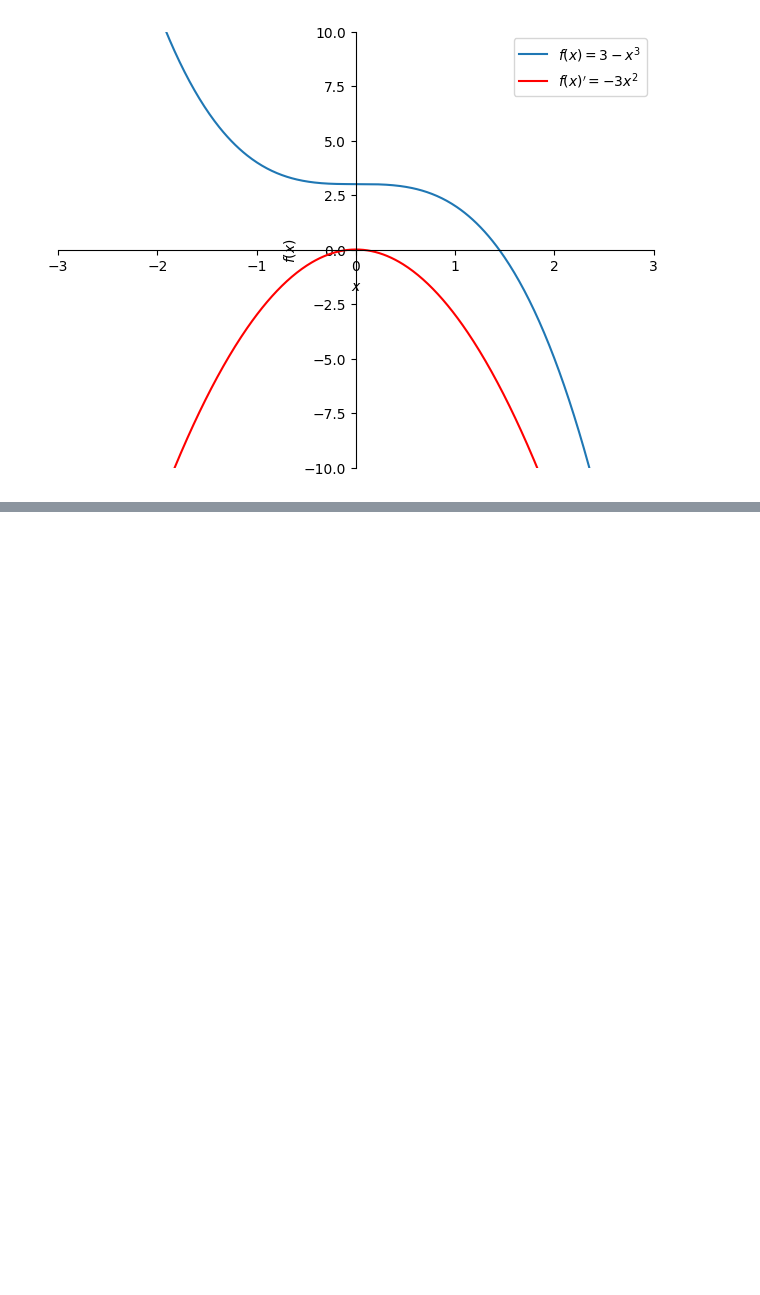
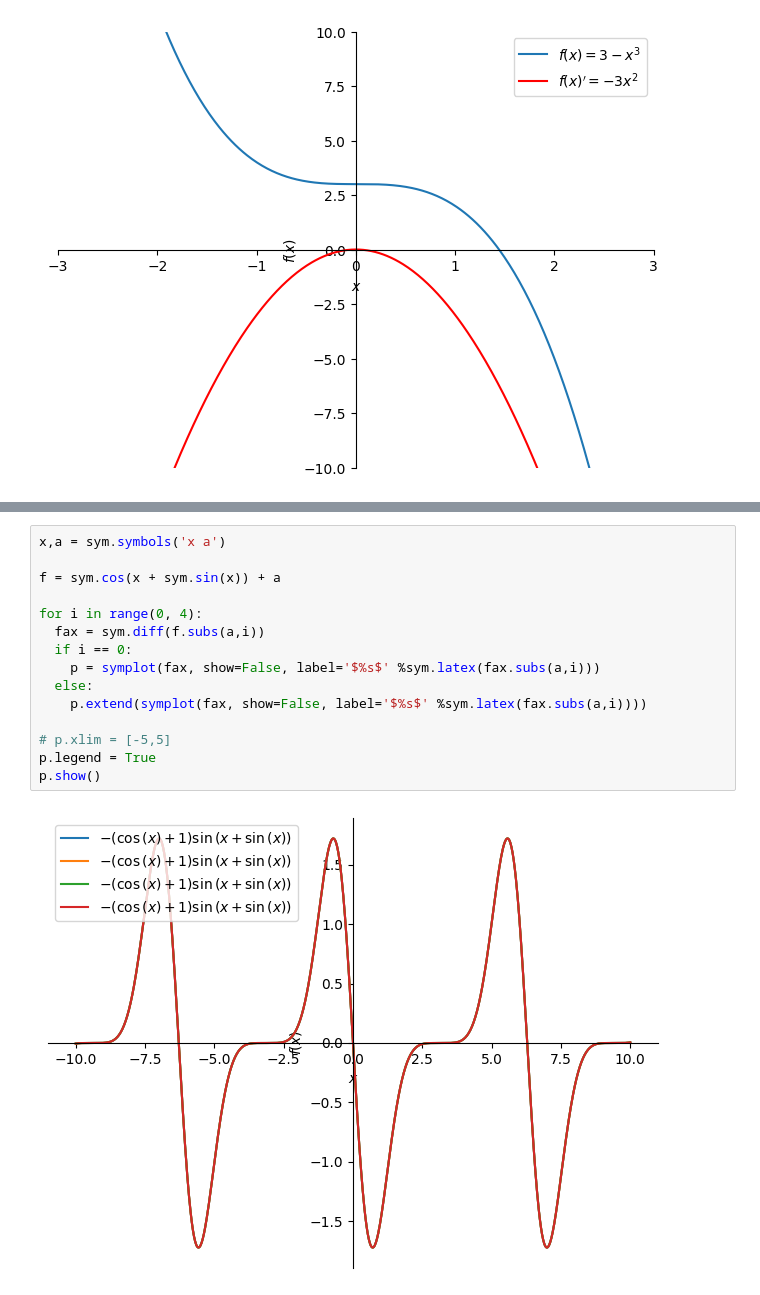
Before and after one commit to rtharris619/ProjectMath, a Jupyter notebook: Calculus/calculus.ipynb, the cells around one changed output, grey strips where cells are left out. Saved outputs shown, nothing was run; the diff lists cells and outputs as text; blank space fills up the shorter version.

```diff
--- a/Calculus/calculus.ipynb
+++ b/Calculus/calculus.ipynb
@@ -184,0 +278,17 @@ p.show()
+# %%
+x,a = sym.symbols('x a')
+
+f = sym.cos(x + sym.sin(x)) + a
+
+for i in range(0, 4):
+  fax = sym.diff(f.subs(a,i))
+  if i == 0:
+    p = symplot(fax, show=False, label='$%s$' %sym.latex(fax.subs(a,i)))
+  else:
+    p.extend(symplot(fax, show=False, label='$%s$' %sym.latex(fax.subs(a,i))))
+
+# p.xlim = [-5,5]
+p.legend = True
+p.show()
+# %% [output]
+[figure, added]
```
Also changed, not shown: parts of 9 cells of this notebook, 1 other file.
